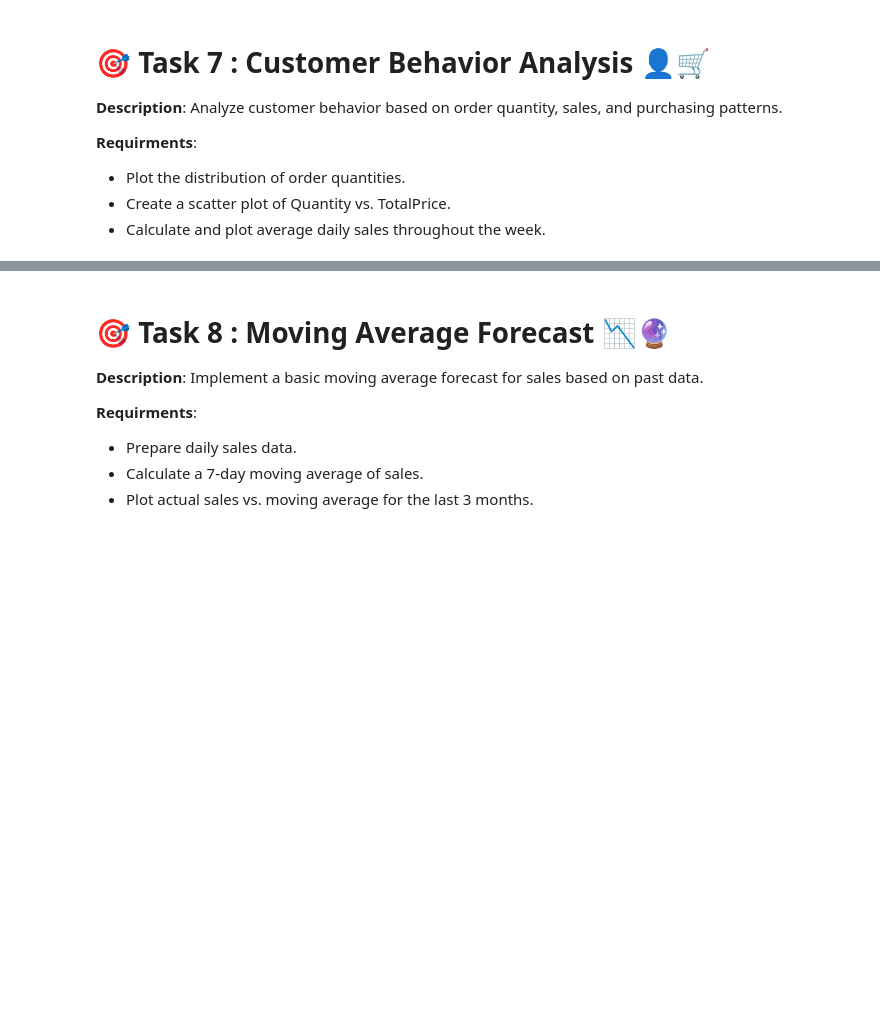
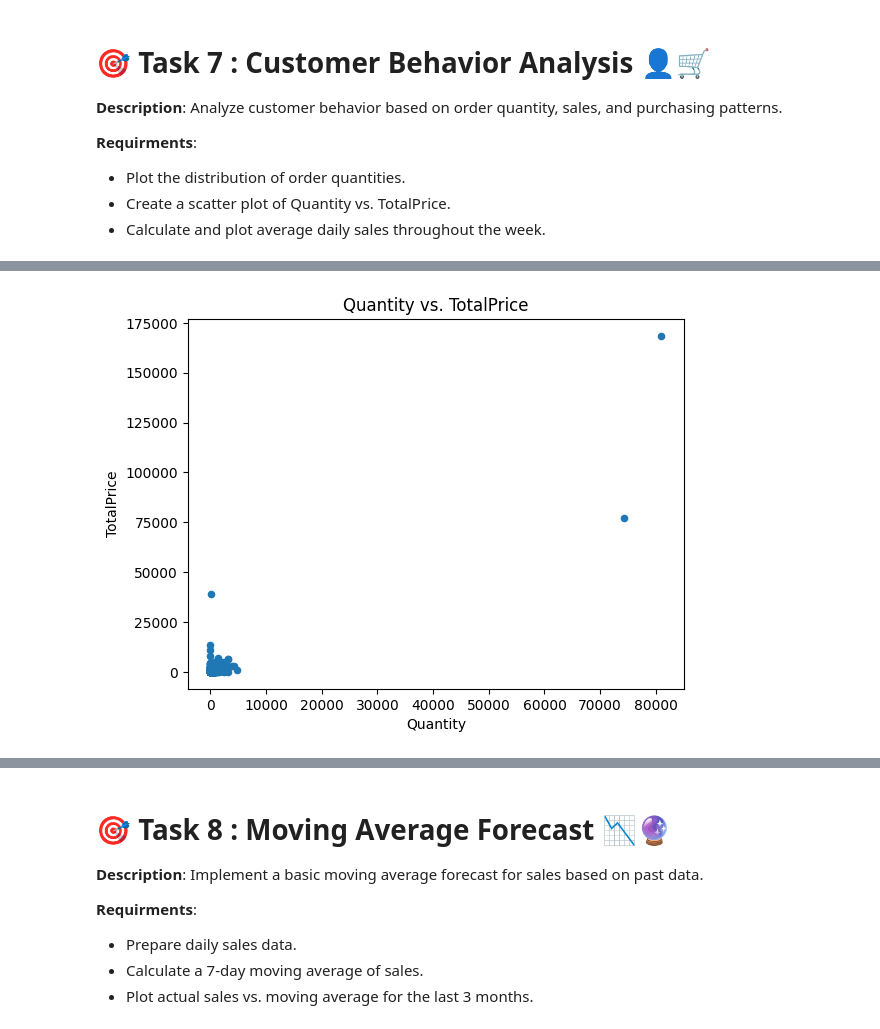
Before and after one commit to FR720/capstaneProject, a Jupyter notebook: Team_8_Capstone_Project_E_commerce_Analytics_Module.ipynb, the cells around one changed output, grey strips where cells are left out. Saved outputs shown, nothing was run; the diff lists cells and outputs as text; code cells hidden in the pictures; blank space fills up the shorter version.

```diff
--- a/Team_8_Capstone_Project_E_commerce_Analytics_Module.ipynb
+++ b/Team_8_Capstone_Project_E_commerce_Analytics_Module.ipynb
@@ -391,0 +399,6 @@ Percentage of Sales from Top 3 Countries: 89.94%
+# %%
+# Create a scatter plot of Quantity vs. TotalPrice
+data_sales.plot.scatter(x='Quantity', y='TotalPrice', title='Quantity vs. TotalPrice')
+plt.show()
+# %% [output]
+[figure, added]
```
Also changed, not shown: parts of 2 cells of this notebook.
